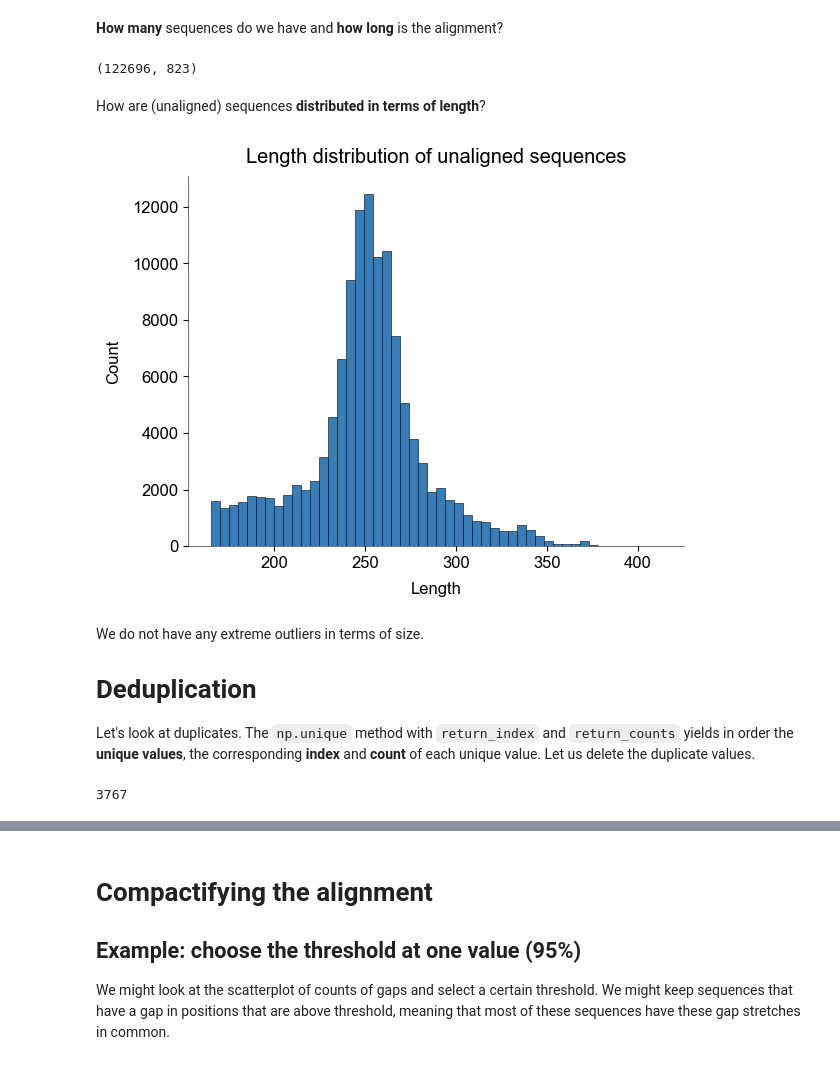
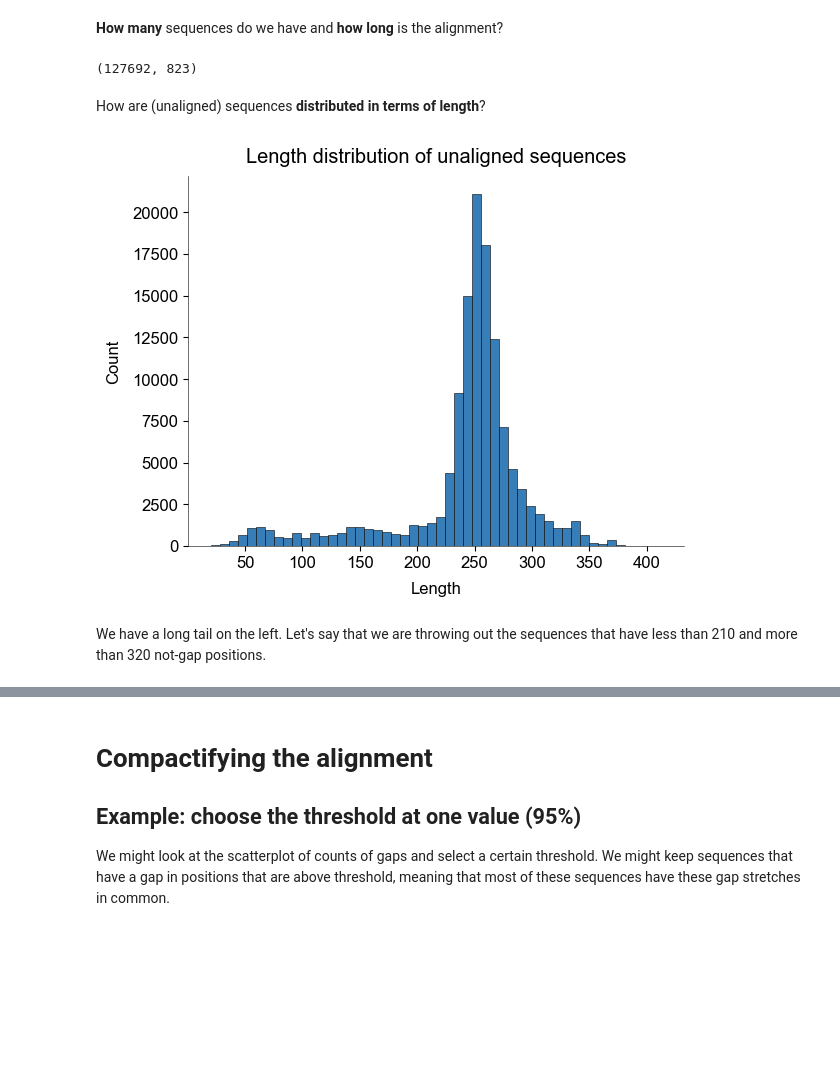
Before and after one commit to shoyip/SerProtAlign, a Jupyter notebook: notebooks/compact_alignment.ipynb, the cells around one changed output, grey strips where cells are left out. Saved outputs shown, nothing was run; the diff lists cells and outputs as text; code cells hidden in the pictures; blank space fills up the shorter version.

Commit message:
updated notebooks with length and IVGG analysis and new code takes descriptions with matched positions as well

```diff
--- a/notebooks/compact_alignment.ipynb
+++ b/notebooks/compact_alignment.ipynb
@@ -13,4 +13,4 @@ data_folder = '../data/'
 
 Let us import the alignment coming from the HMM search through the UniProtKB database.
 # %%
-new_aln_descs, new_aln_seqs = import_from_fasta(data_folder + 'new_aln.faa')
+new_aln0_descs, new_aln0_seqs = import_from_fasta(data_folder + 'new_aln0.faa')
@@ -17,8 +49,10 @@ new_aln_descs, new_aln_seqs = import_from_fasta(data_folder + 'new_aln.faa')
+# %%
+ivgg_mask = np.sum(new_aln0_seqs[:, 130:134] == '-', axis=1) == 0
 # %% [markdown]
 **How many** sequences do we have and **how long** is the alignment?
-# %%
-new_aln_seqs.shape
-# %% [output]
-(122696, 823)
+# %%
+new_aln0_seqs[ivgg_mask].shape
+# %% [output]
+(127692, 823)
 # %% [markdown]
 How are (unaligned) sequences **distributed in terms of length**?
@@ -27,15 +59,11 @@ unaln_seqs_lens = list(map(len, get_unaligned_seqs(new_aln_seqs)))
 # %%
 plt.figure()
 plt.title('Length distribution of unaligned sequences')
 plt.xlabel('Length')
 plt.ylabel('Count')
-plt.hist(unaln_seqs_lens, bins=50)
+plt.hist(np.sum(new_aln0_seqs[ivgg_mask] != '-', axis=1), bins=50)
 plt.show()
 # %% [output]
-[figure, old version]
+[figure, new version]
 # %% [markdown]
-We do not have any extreme outliers in terms of size.
-
-# Deduplication
-
-Let's look at duplicates. The `np.unique` method with `return_index` and `return_counts` yields in order the **unique values**, the corresponding **index** and **count** of each unique value. Let us delete the duplicate values.
+We have a long tail on the left. Let's say that we are throwing out the sequences that have less than 210 and more than 320 not-gap positions.
@@ -49,4 +69,0 @@ new_aln_descs = new_aln_descs[unique_mask]
-# %%
-np.sum(c>1)
-# %% [output]
-3767
```
Also changed, not shown: parts of 25 cells of this notebook, 2 other files.
